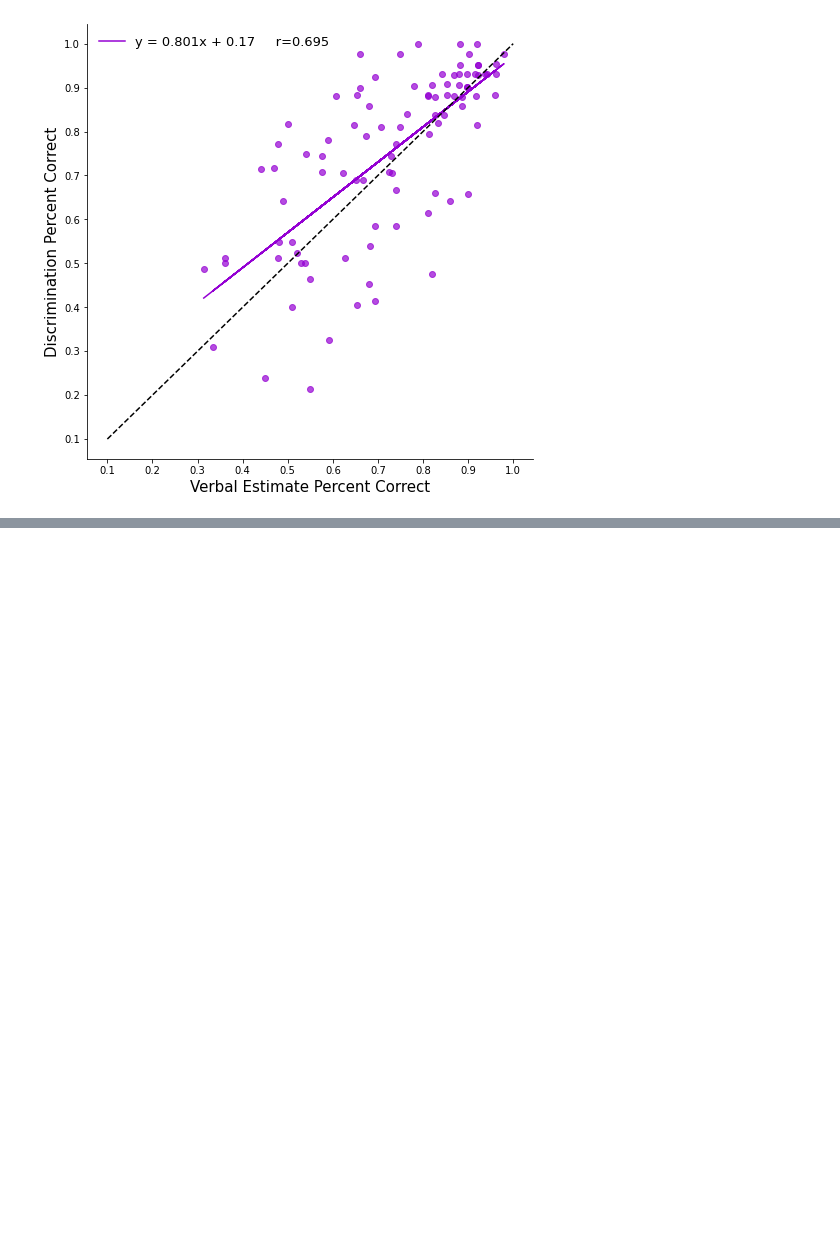
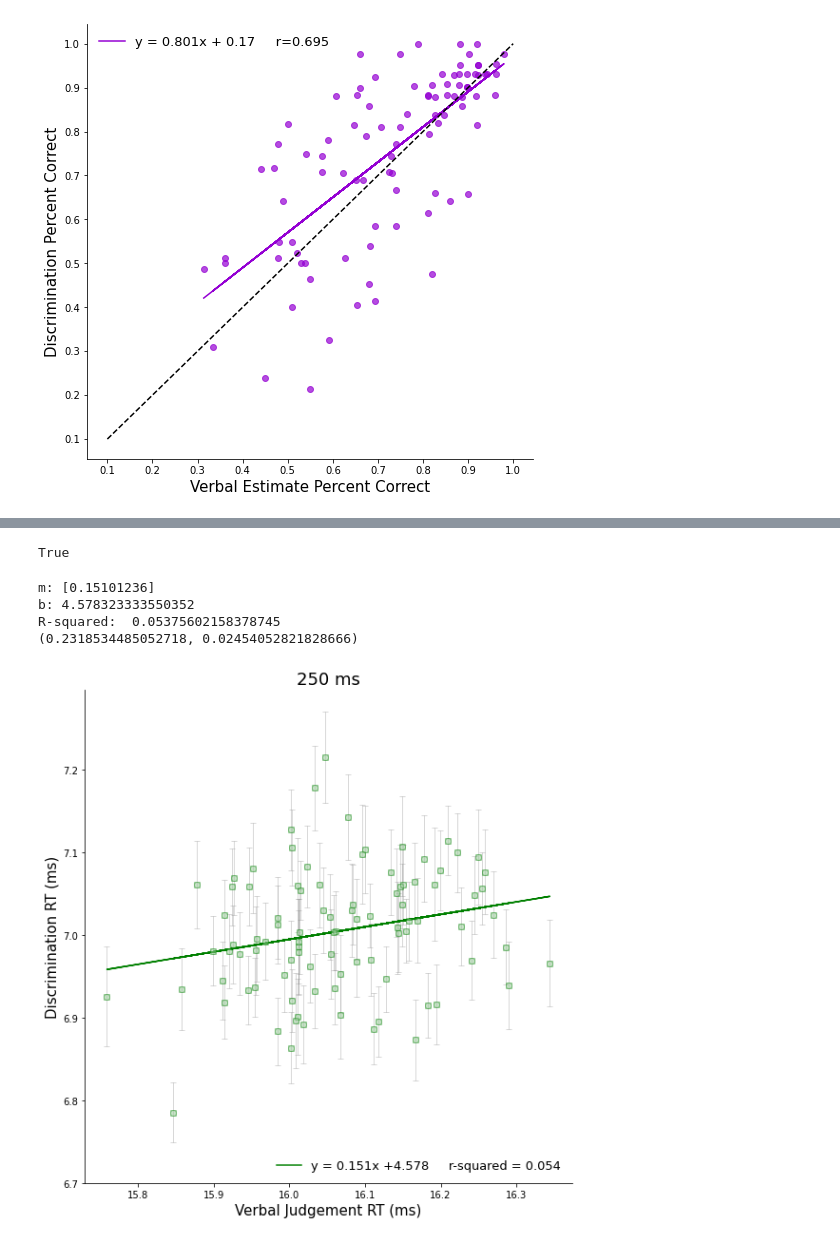
Before and after one commit to prachimahab/depth_discrimination, a Jupyter notebook: PC_analysis.ipynb, the cells around one changed output, grey strips where cells are left out. Drawn from its saved outputs; the diff is of its cells as text; code cells hidden in the pictures; blank space fills up the shorter version.

```diff
--- a/PC_analysis.ipynb
+++ b/PC_analysis.ipynb
@@ -382,0 +341,51 @@ R-squared:  0.48257235764415707
+# %%
+all_stim_1000 == all_stim_250 == stim_RT
+# %% [output]
+True
+# %%
+fig, ax = plt.subplots(figsize=[8,8])
+right_side = ax.spines['right']
+right_side.set_visible(False)
+top = ax.spines['top']
+top.set_visible(False)
+
+#run regression
+X_250 = np.array(arr_VE250RT).reshape(-1,1)
+y_250 = arr_discrim250RT
+reg_250 = LinearRegression().fit(X_250, y_250)
+
+#Generated Predictions
+y_predicted_250 = reg_250.predict(X_250)
+#Plot Our Actual and Predicted Values
+plt.errorbar(X_250, y_250,elinewidth=1, ecolor='gray',fmt='or', mfc='white', mec='green', capsize=3, alpha = 0.3, yerr = np.array(n_avg_RT_ste_250));
+
+plt.plot(X_250, y_250, 's', color='green', alpha = 0.3);
+plt.plot(X_250, y_predicted_250,color='green', label = 'y = ' + str(round(reg_250.coef_[0], 3))
+        +'x +'+str(round(reg_250.intercept_, 3))  + '     r-squared' + ' = '+ str(round(float(reg_250.score(X_250, y_250)), 3)))
+
+plt.xlabel("Verbal Judgement RT (ms)", fontsize = 15)
+plt.ylabel("Discrimination RT (ms)", fontsize = 15)
+
+
+legend = plt.legend(loc = 4, fontsize=13, labelspacing=1, frameon=False)
+
+fig.tight_layout()
+
+# plt.xticks(np.arange(0.15,1.2, 0.2))
+plt.yticks(np.arange(6.7,7.3, .1))
+
+plt.title('250 ms', fontsize=18)
+
+#get coefficients and y intercept
+print("m: {0}".format(reg_250.coef_))
+print("b: {0}".format(reg_250.intercept_))
+
+#Returns the coefficient of determination R^2 of the prediction.
+print("R-squared: ", reg_250.score(X_250, y_250))
+print(scipy.stats.pearsonr(arr_VE250RT, arr_discrim250RT))
+# %% [output]
+m: [0.15101236]
+b: 4.578323333550352
+R-squared:  0.05375602158378745
+(0.2318534485052718, 0.02454052821828666)
+[figure, added]
```
Also changed, not shown: parts of 26 cells of this notebook, 5 other files.
